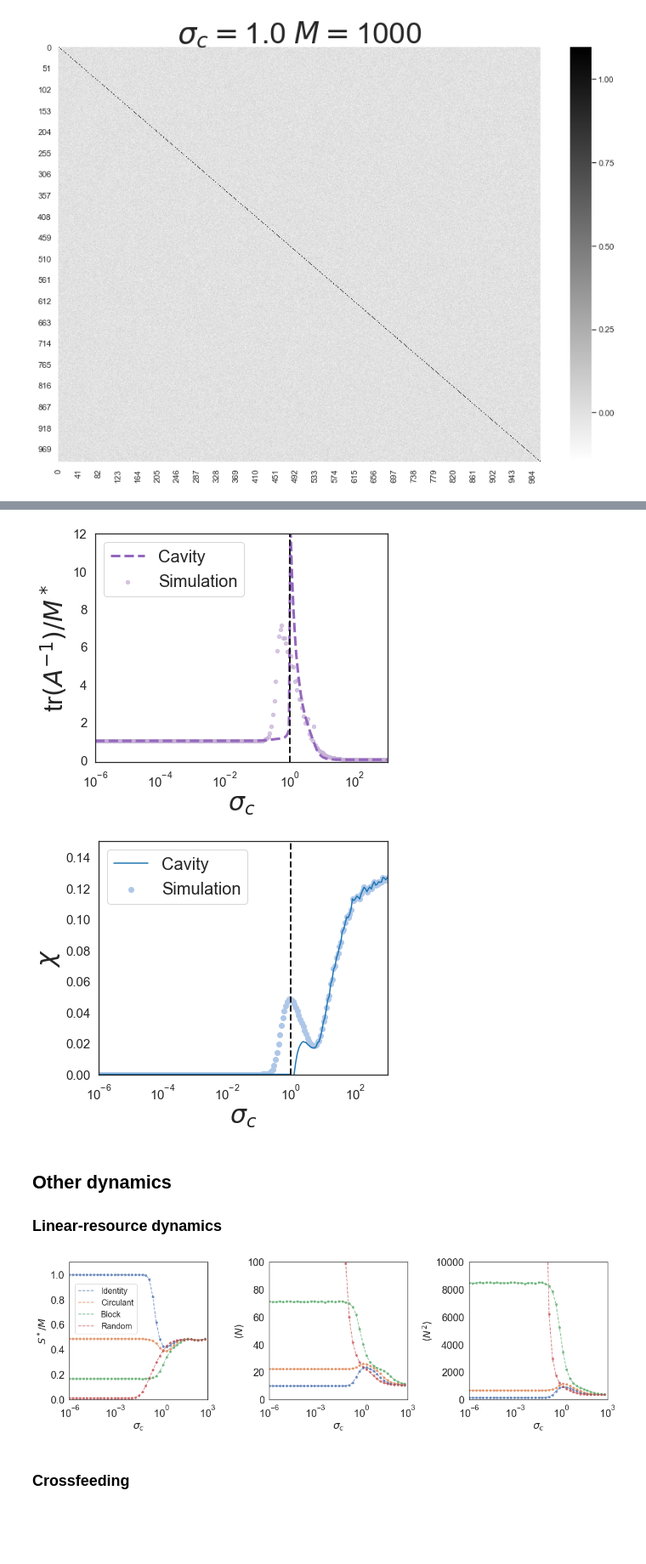
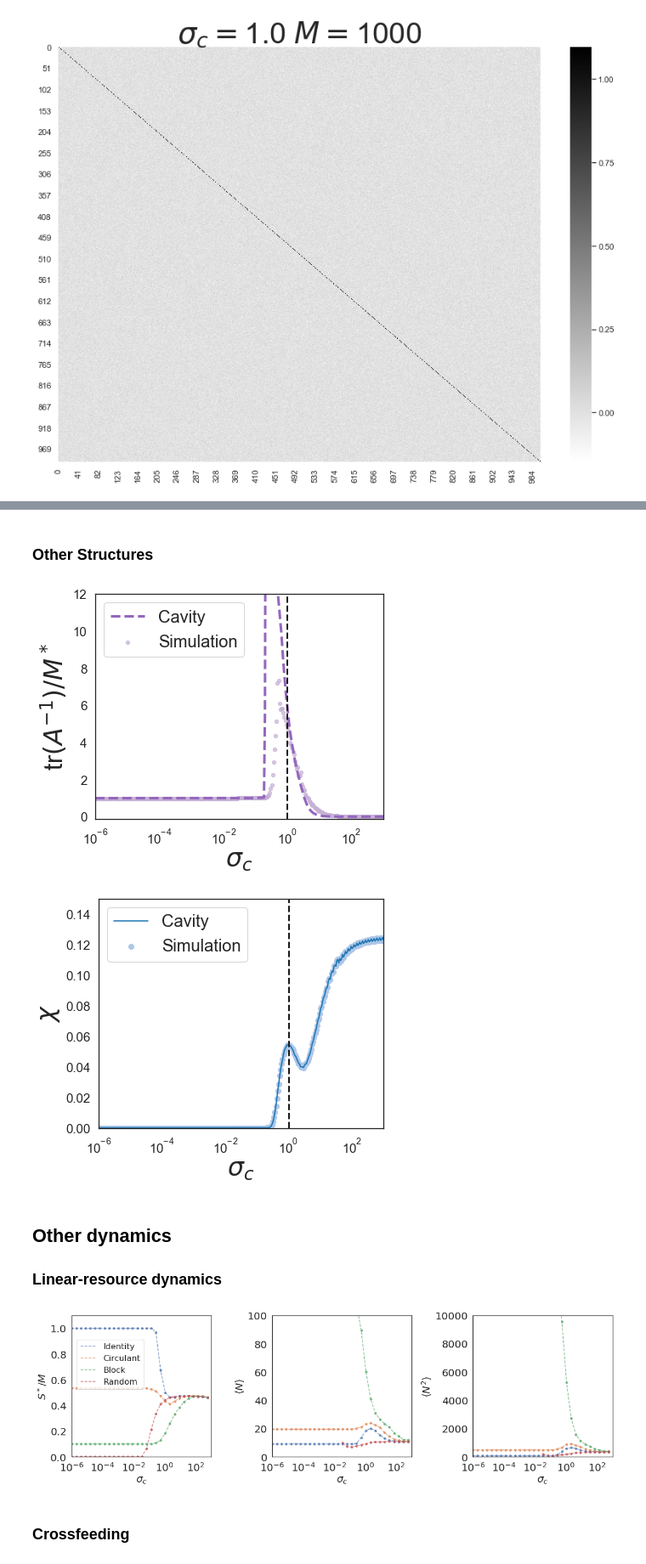
Before and after one commit to Emergent-Behaviors-in-Biology/typical-random-ecosystems, a Jupyter notebook: Plot_paper.ipynb, the cells around one changed output, grey strips where cells are left out. Shown at 85% size. Cells and saved outputs as stored; diff of their text form; code cells hidden in the pictures; blank space fills up the shorter version.

Commit message:
update plots

```diff
--- a/Plot_paper.ipynb
+++ b/Plot_paper.ipynb
@@ -309,6 +683,11 @@ fig.savefig(fig_name, dpi=300, transparent=True)
+# %% [markdown]
+### Other Structures
 # %%
-Identity = pd.read_csv('Data/Community_gaussian_identity_quadratic_CVXOPT_log_v1.csv')
-Data=Identity[Identity['mu']==1.]
+Identity = pd.read_csv('Data/Community_gaussian_identity_quadratic_CVXOPT_log_v2.csv')
+Null = pd.read_csv('Data/Community_gaussian_null_quadratic_CVXOPT_log_v2.csv')
+Block = pd.read_csv('Data/Community_gaussian_block_quadratic_CVXOPT_log_v2.csv')
+Circulant = pd.read_csv('Data/Community_gaussian_circulant_quadratic_CVXOPT_log_v2.csv')
+Data=Identity[Identity['mu']==0.]
 Data=Identity[Identity['K']==1.]
 i=0;
 T=np.asarray(Data['epsilon'])
@@ -318,11 +697,11 @@ Chi=np.zeros(len(T))
 Nu=np.zeros(len(T))
 i=0
 for t in T:
-    if t>1:
-        Chi[i]=(phi_R[i]-1/t**2)*(1-phi_N[i]/phi_R[i])
-        Nu[i]=-phi_N[i]/(phi_R[i]-phi_N[i])/t**2
+    Chi[i]=phi_R[i]-phi_N[i]
+    if Chi[i]==0:
+        Nu[i]=-phi_N[i]/(phi_N[i]*t**2-1)
     else:
-        Nu[i]=phi_N[i]/(phi_N[i]*t**2-1)
+        Nu[i]=(((2.*phi_N[i]-phi_R[i])-1./t**2)+np.sqrt(1/t**4+phi_R[i]*(2./t**2-4./t**2*phi_N[i]+phi_R[i])))/(2*(phi_R[i]-phi_N[i])*t**2)
     i=i+1
 
 i=1
@@ -331,7 +710,7 @@ c=8
 #-------------------------------------------------------------
 # plot nu, the response function for growth rate perturbations
 #-------------------------------------------------------------
-ax.plot(T, -Nu,color=tableau20[c],label='Cavity', linewidth=3,linestyle='dashed')
+ax.plot(T, Nu,color=tableau20[c],label='Cavity', linewidth=3,linestyle='dashed')
 ax.scatter(Data['epsilon'], -Data['nu_threshold'],s=18,color=tableau20[c+1],alpha=0.7,label='Simulation')
 ax.axvline(x=1.0, linewidth=2, color='k', linestyle='dashed')
 ax.set_xscale('log')
@@ -365,16 +744,16 @@ fig_name='linear_response2.pdf'
 fig.tight_layout()
 fig.savefig(fig_name, dpi=300, transparent=True)
 # %% [output]
-[figure, old version]
+[figure, new version]
-[figure, old version]
+[figure, new version]
 # %% [markdown]
 ## Other dynamics
 ### Linear-resource dynamics
 # %%
-Identity = pd.read_csv('Data/Community_gaussian_identity_linear_CVXOPT_log_v1.csv')
-Null = pd.read_csv('Data/Community_gaussian_null_linear_CVXOPT_log_v1.csv')
-Block = pd.read_csv('Data/Community_gaussian_block_linear_CVXOPT_log_v1.csv')
-Circulant = pd.read_csv('Data/Community_gaussian_circulant_linear_CVXOPT_log_v1.csv')
+Identity = pd.read_csv('Data/Community_gaussian_identity_linear_CVXOPT_log_v3.csv')
+Null = pd.read_csv('Data/Community_gaussian_null_linear_CVXOPT_log_v3.csv')
+Block = pd.read_csv('Data/Community_gaussian_block_linear_CVXOPT_log_v3.csv')
+Circulant = pd.read_csv('Data/Community_gaussian_circulant_linear_CVXOPT_log_v3.csv')
 Data=[Identity,Circulant, Block, Null]
 Legend = ["Identity", "Circulant", "Block", "Random"]
 fig, axs = plt.subplots(1, 3)
@@ -388,35 +767,35 @@ for i in range(3):
     ax.yaxis.set_tick_params(labelsize=20)
     for j in range(4):
         data=Data[j]
-        data =data[data['mu'] == 1.0]
+        data =data[data['mu'] == 0.0]
         indices=np.arange(0,len(data['epsilon']),5)
         if i==0:
             ax.plot(data['epsilon'][indices],data['phi_N'][indices],linestyle='dashed', alpha=0.7, label=Legend[j])
             ax.scatter(data['epsilon'][indices], data['phi_N'][indices], alpha=0.7, label='_nolegend_', s=15)
             ax.set_ylim([0, 1.1])
             ax.set_ylabel(r'$S^*/M$',fontsize=20)
             #ax.set_title(r'Self-renewing dynamics',fontsize=15)
             ax.legend(loc='lower left',bbox_to_anchor=(0.01, 0.45, 0.6, 0.6),prop={'size':16})
         if i==1:
             ax.plot(data['epsilon'][indices],data['mean_N_s'][indices],linestyle='dashed', alpha=0.7, label=Legend[j])
             ax.scatter(data['epsilon'][indices], data['mean_N_s'][indices], alpha=0.7, label='_nolegend_', s=15)
             ax.set_ylim([0, 100.1])
             ax.set_ylabel(r'$\left<N\right>$',fontsize=20)
             #ax.set_title(r'Self-renewing dynamics',fontsize=15)
             #ax.legend(loc='lower left',bbox_to_anchor=(0.01, 0.17, 0.6, 0.6))
         if i==2:
             ax.plot(data['epsilon'][indices],data['q_N_s'][indices],linestyle='dashed', alpha=0.7, label=Legend[j])
             ax.scatter(data['epsilon'][indices], data['q_N_s'][indices], alpha=0.7, label='_nolegend_', s=15)
             ax.set_ylim([0,10000.1])
             ax.set_ylabel(r'$\left<N^2\right>$',fontsize=20)
             #ax.set_title(r'Self-renewing dynamics',fontsize=15)
             #ax.legend(loc='lower left',bbox_to_anchor=(0.01, 0.17, 0.6, 0.6))
 fig.set_size_inches(16, 5)
 fig.tight_layout()
 fig_name='community_properties_linear.pdf'
 fig.savefig(fig_name, dpi=300, transparent=True)
 # %% [output]
-[figure, old version]
+[figure, new version]
 # %% [markdown]
 ### Crossfeeding
 # %%
```
Also changed, not shown: parts of 42 cells of this notebook, 2 other files.
